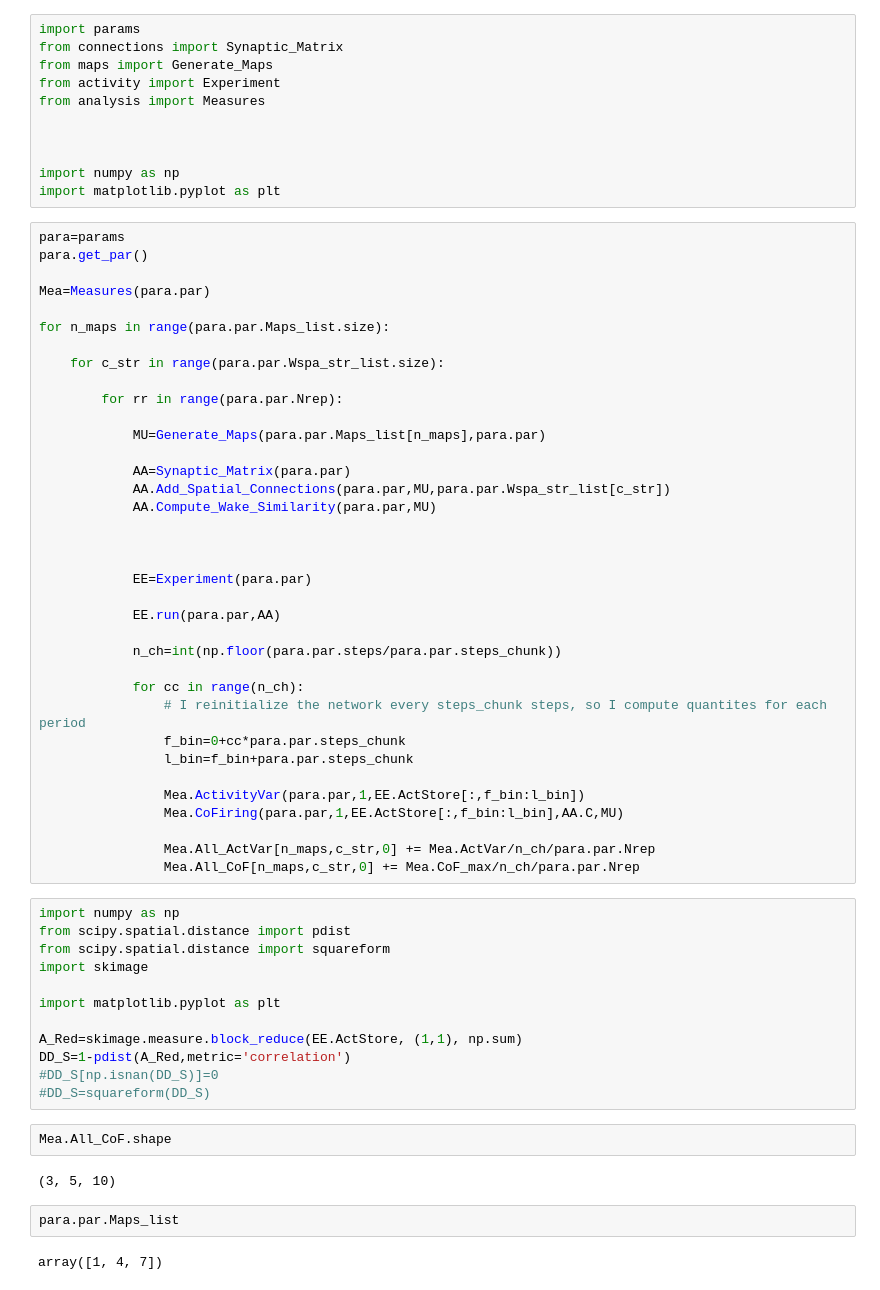
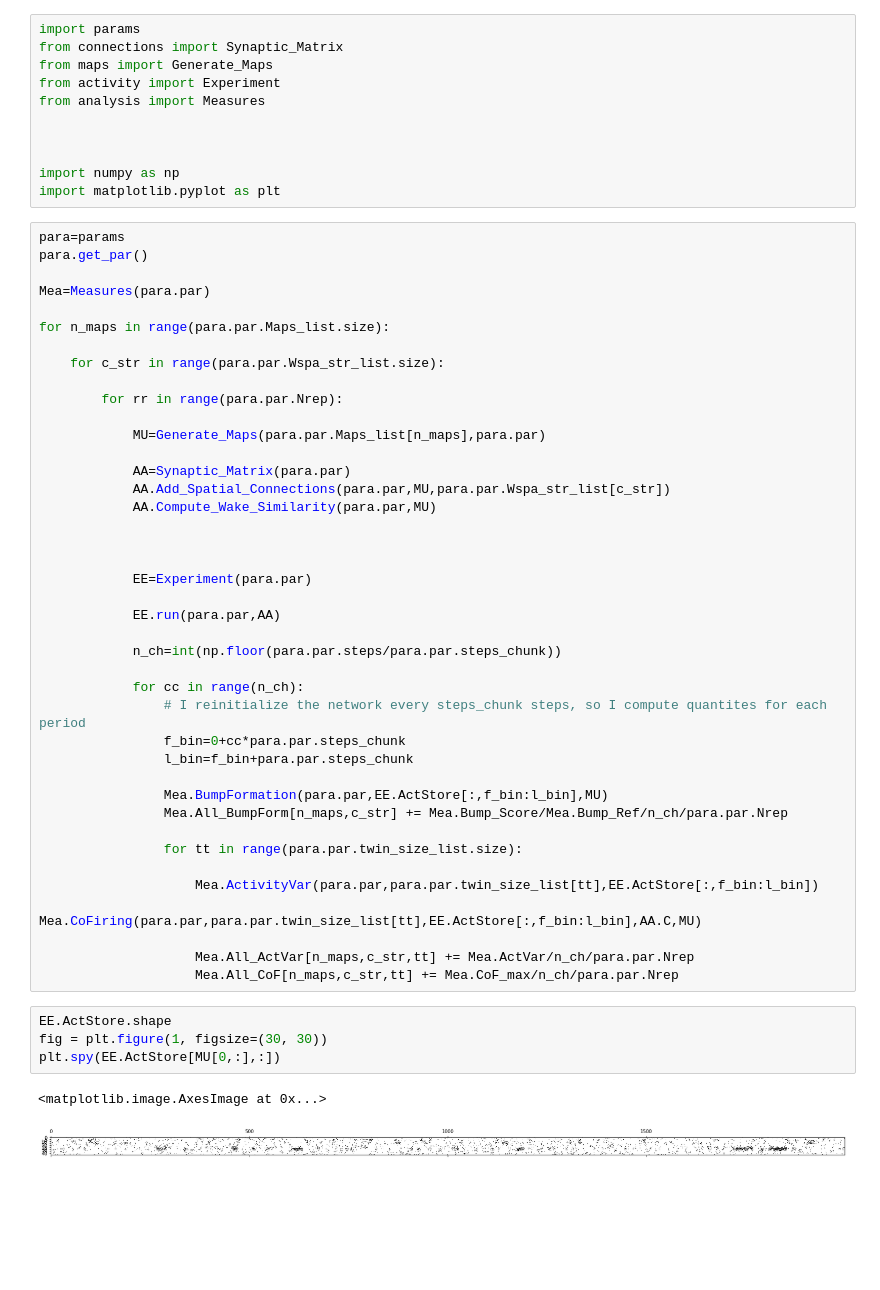
Before and after one commit to fstella/SleepingMaps, a Jupyter notebook: Untitled.ipynb, the cells around one changed output. Drawn from its saved outputs; the diff is of its cells as text; blank space fills up the shorter version.

```diff
--- a/Untitled.ipynb
+++ b/Untitled.ipynb
@@ -40,28 +40,20 @@ for n_maps in range(para.par.Maps_list.size):
                 f_bin=0+cc*para.par.steps_chunk
                 l_bin=f_bin+para.par.steps_chunk
 
-                Mea.ActivityVar(para.par,1,EE.ActStore[:,f_bin:l_bin])
-                Mea.CoFiring(para.par,1,EE.ActStore[:,f_bin:l_bin],AA.C,MU)
+                Mea.BumpFormation(para.par,EE.ActStore[:,f_bin:l_bin],MU)
+                Mea.All_BumpForm[n_maps,c_str] += Mea.Bump_Score/Mea.Bump_Ref/n_ch/para.par.Nrep
 
-                Mea.All_ActVar[n_maps,c_str,0] += Mea.ActVar/n_ch/para.par.Nrep
-                Mea.All_CoF[n_maps,c_str,0] += Mea.CoF_max/n_ch/para.par.Nrep
+                for tt in range(para.par.twin_size_list.size):
+
+                    Mea.ActivityVar(para.par,para.par.twin_size_list[tt],EE.ActStore[:,f_bin:l_bin])
+                    Mea.CoFiring(para.par,para.par.twin_size_list[tt],EE.ActStore[:,f_bin:l_bin],AA.C,MU)
+
+                    Mea.All_ActVar[n_maps,c_str,tt] += Mea.ActVar/n_ch/para.par.Nrep
+                    Mea.All_CoF[n_maps,c_str,tt] += Mea.CoF_max/n_ch/para.par.Nrep
-# %%
-import numpy as np
-from scipy.spatial.distance import pdist
-from scipy.spatial.distance import squareform
-import skimage
-
-import matplotlib.pyplot as plt
-
-A_Red=skimage.measure.block_reduce(EE.ActStore, (1,1), np.sum)
-DD_S=1-pdist(A_Red,metric='correlation')
-#DD_S[np.isnan(DD_S)]=0
-#DD_S=squareform(DD_S)
-# %%
-Mea.All_CoF.shape
-# %% [output]
-(3, 5, 10)
-# %%
-para.par.Maps_list
-# %% [output]
-array([1, 4, 7])
+# %%
+EE.ActStore.shape
+fig = plt.figure(1, figsize=(30, 30))
+plt.spy(EE.ActStore[MU[0,:],:])
+# %% [output]
+<matplotlib.image.AxesImage at 0x...>
+[figure, added]
```
Also changed, not shown: parts of 23 cells of this notebook, 4 other files.
